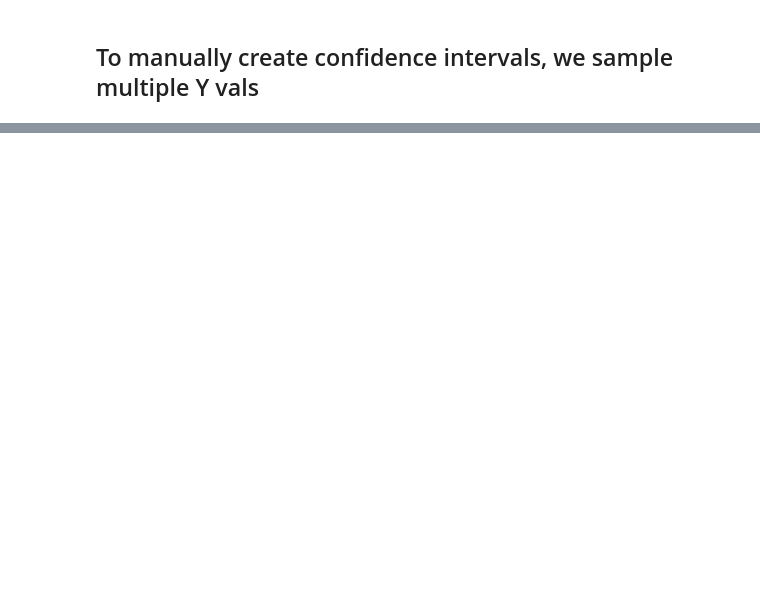
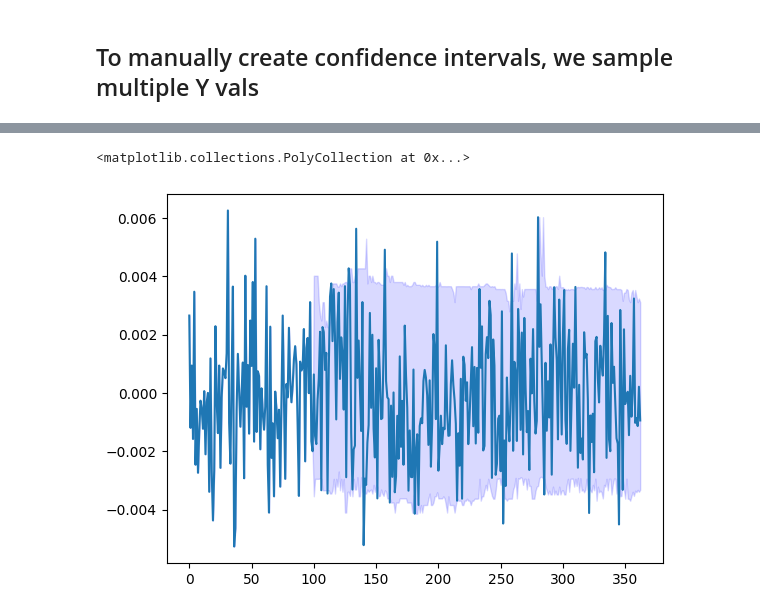
Before and after one commit to TurquoiseKitty/ScenarioAnalysis, a Jupyter notebook: ToyDemo.ipynb, the cells around one changed output, grey strips where cells are left out. Cells and saved outputs as stored; diff of their text form; code cells hidden in the pictures; blank space fills up the shorter version.

```diff
--- a/ToyDemo.ipynb
+++ b/ToyDemo.ipynb
@@ -3,13 +3,14 @@
 # %%
 from bond_portfolio_gen import *
 from MFM_constructor import *
-from utils import seed_all
+from utils import seed_all, naive_kernel_estimator
 from scipy.stats import ortho_group
 import numpy as np
 import matplotlib.pyplot as plt
+from sklearn.preprocessing import normalize
 
 
-seed_all(1234)
+seed_all(10)
 
 K = 3
 m = 10
@@ -80,6 +81,8 @@ Z_data, Y_data = MFM_Bond_dataConstruct(
     f_mat,
     n_dependence
 )
+
+Z_data = normalize(Z_data, axis = 0)
 # %%
 plt.plot(Y_data)
 # %% [output]
@@ -124,0 +179,41 @@ for j in range(n_dependence, N):
+# %%
+from utils import naive_kernel_estimator, rbf_kernel_estimator
+
+width = 1E-1
+
+ker_lower = np.zeros(len(Y_data))
+ker_upper = np.zeros(len(Y_data))
+
+starting = 100
+
+ker_lower[:starting] = Y_data[:starting]
+ker_upper[:starting] = Y_data[:starting]
+
+for i in range(starting, len(Y_data)):
+
+    recal_Z = Z_data[:i]
+
+    recal_Y = Y_data[:i]
+
+    test_Z = Z_data[i:i+1]
+
+    quants = rbf_kernel_estimator(
+        test_Z,
+        recal_Z,
+        recal_Y,
+        quants = np.array([quant_interval_alpha/2, 1-quant_interval_alpha/2]),
+        wid = width,
+    )
+
+    ker_lower[i] = quants[0, 0]
+    ker_upper[i] = quants[1, 0]
+# %%
+fig, ax = plt.subplots()
+x = np.arange(len(Y_data))
+
+ax.plot(x, Y_data)
+ax.fill_between(
+    x, ker_lower, ker_upper, color='b', alpha=.15)
+# %% [output]
+<matplotlib.collections.PolyCollection at 0x...>
+[figure, added]
```
Also changed, not shown: parts of 20 cells of this notebook, 2 other files.
